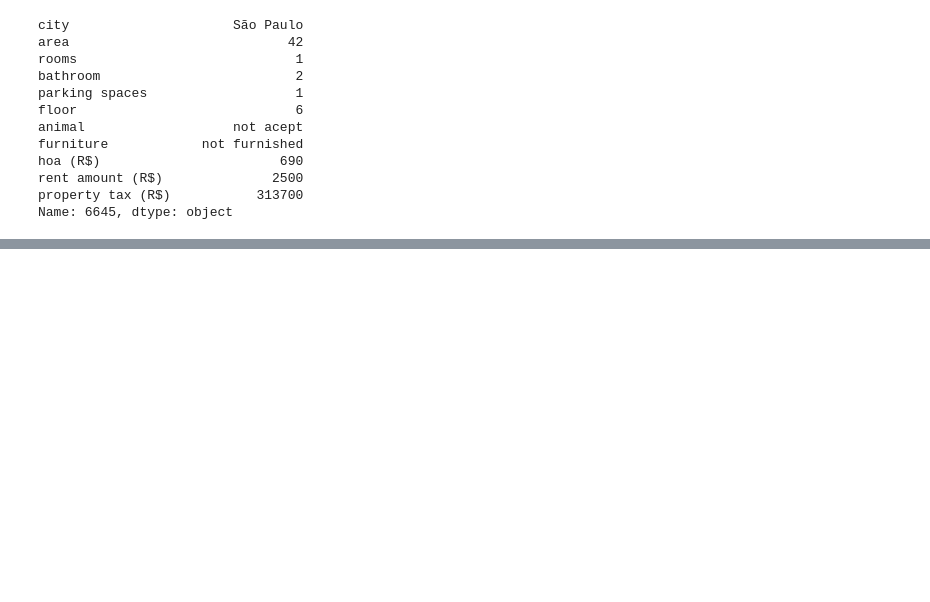
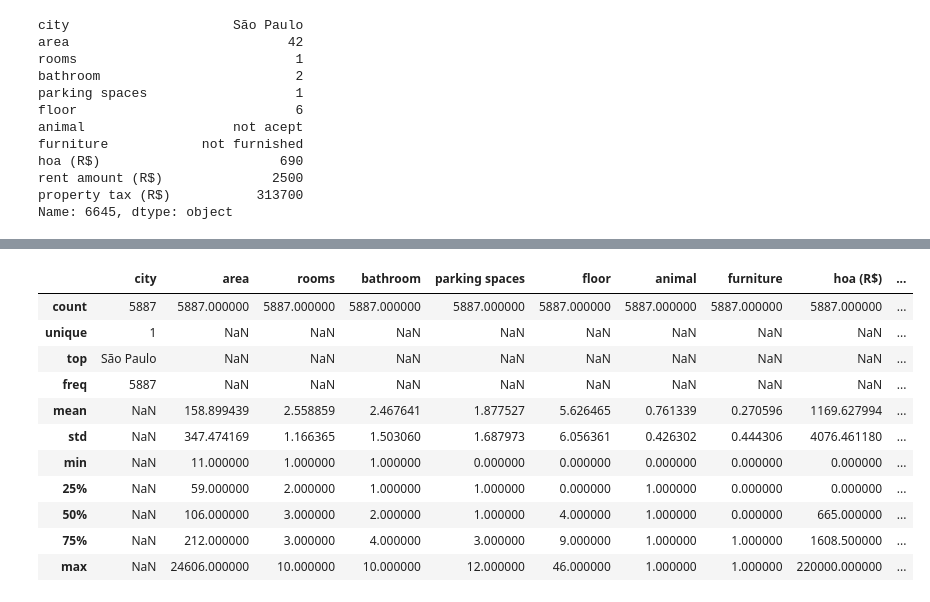
Before and after one commit to lucianawaka/machine-learning_end_to_end, a Jupyter notebook: Projeto Machine Learning End to end.ipynb, the cells around one changed output, grey strips where cells are left out. Saved outputs shown, nothing was run; the diff lists cells and outputs as text; code cells hidden in the pictures; blank space fills up the shorter version.

```diff
--- a/Projeto Machine Learning End to end.ipynb
+++ b/Projeto Machine Learning End to end.ipynb
@@ -508,0 +540,3 @@ Name: 6645, dtype: object
+# %%
+base_dados['animal'] = base_dados['animal'].map({'acept':1, 'not acept':0})
+base_dados['furniture'] = base_dados['furniture'].map({'furnished':1, 'not furnished':0})
@@ -508,0 +556,6 @@ Name: 6645, dtype: object
+# %%
+# Filtrar a cidade de SP
+filtro_sp = base_dados.loc[base_dados['city'] == 'São Paulo']
+
+# Verificar
+filtro_sp.head()
@@ -508,0 +569,15 @@ Name: 6645, dtype: object
+# %%
+filtro_sp.describe(include="all")
+# %% [output]
+|  | city | area | rooms | bathroom | parking spaces | floor | animal | furniture | hoa (R$) | ... |
+| count | 5887 | 5887.000000 | 5887.000000 | 5887.000000 | 5887.000000 | 5887.000000 | 5887.000000 | 5887.000000 | 5887.000000 | ... |
+| unique | 1 | NaN | NaN | NaN | NaN | NaN | NaN | NaN | NaN | ... |
+| top | São Paulo | NaN | NaN | NaN | NaN | NaN | NaN | NaN | NaN | ... |
+| freq | 5887 | NaN | NaN | NaN | NaN | NaN | NaN | NaN | NaN | ... |
+| mean | NaN | 158.899439 | 2.558859 | 2.467641 | 1.877527 | 5.626465 | 0.761339 | 0.270596 | 1169.627994 | ... |
+| std | NaN | 347.474169 | 1.166365 | 1.503060 | 1.687973 | 6.056361 | 0.426302 | 0.444306 | 4076.461180 | ... |
+| min | NaN | 11.000000 | 1.000000 | 1.000000 | 0.000000 | 0.000000 | 0.000000 | 0.000000 | 0.000000 | ... |
+| 25% | NaN | 59.000000 | 2.000000 | 1.000000 | 1.000000 | 0.000000 | 1.000000 | 0.000000 | 0.000000 | ... |
+| 50% | NaN | 106.000000 | 3.000000 | 2.000000 | 1.000000 | 4.000000 | 1.000000 | 0.000000 | 665.000000 | ... |
+| 75% | NaN | 212.000000 | 3.000000 | 4.000000 | 3.000000 | 9.000000 | 1.000000 | 1.000000 | 1608.500000 | ... |
+| max | NaN | 24606.000000 | 10.000000 | 10.000000 | 12.000000 | 46.000000 | 1.000000 | 1.000000 | 220000.000000 | ... |
```
Also changed, not shown: parts of 12 cells of this notebook.
